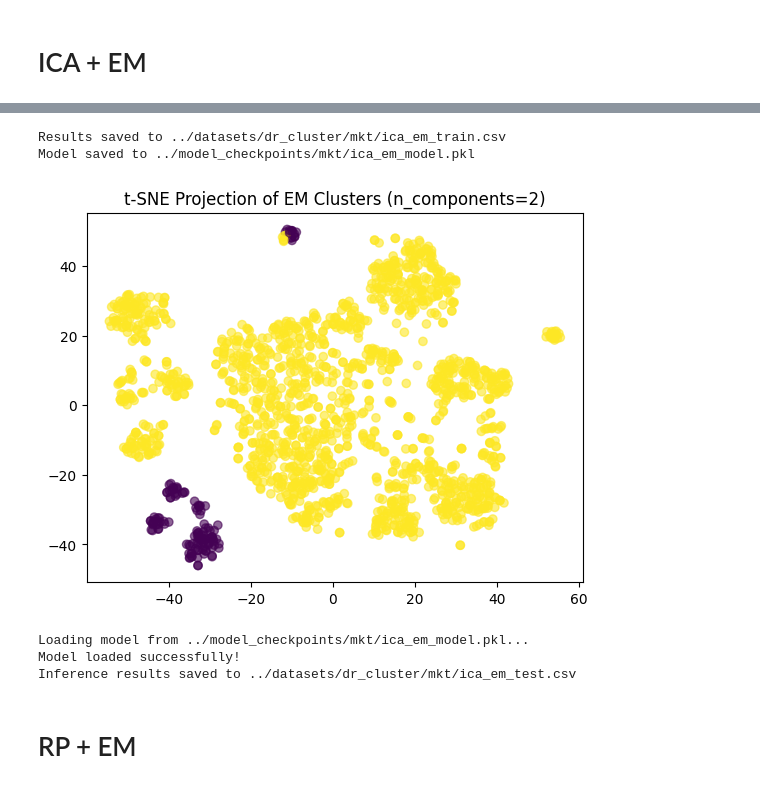
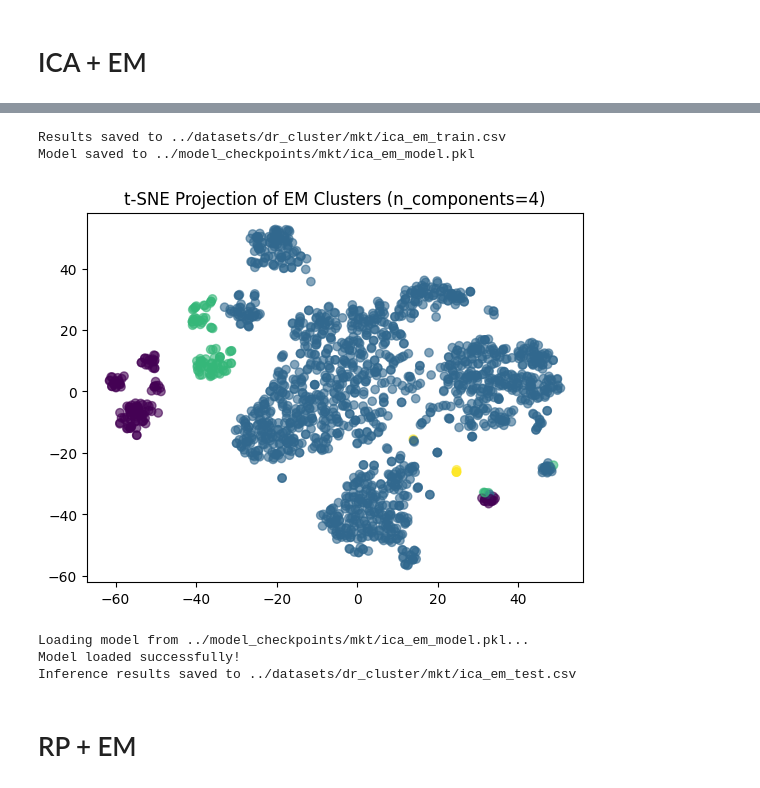
Before and after one commit to JohhnnyKeepWalking985/ML-HW3, a Jupyter notebook: clustering/clustering_dr_mkt.ipynb, the cells around one changed output, grey strips where cells are left out. Drawn from its saved outputs; the diff is of its cells as text; code cells hidden in the pictures.

```diff
--- a/clustering/clustering_dr_mkt.ipynb
+++ b/clustering/clustering_dr_mkt.ipynb
@@ -281,23 +343,23 @@ Best k selected: 2
 # %%
 dataset_path = "../datasets/dr/mkt/ica_train.csv"
 mkt_ica_train = pd.read_csv(dataset_path)
 
-best_k = 2
+best_k = 4
 em = EMClustering(n_components=best_k, save_data=True)
 labels = em.fit(mkt_ica_train)
 
 em.save_results(filename="../datasets/dr_cluster/mkt/ica_em_train.csv")
 em.save_model(filename="../model_checkpoints/mkt/ica_em_model.pkl")
 
 em.plot_clusters()
 
 dataset_path = "../datasets/dr/mkt/ica_test.csv"
 mkt_ica_test = pd.read_csv(dataset_path)
 em.inference("../model_checkpoints/mkt/ica_em_model.pkl", mkt_ica_test, output_file="../datasets/dr_cluster/mkt/ica_em_test.csv")
 # %% [output]
 Results saved to ../datasets/dr_cluster/mkt/ica_em_train.csv
 Model saved to ../model_checkpoints/mkt/ica_em_model.pkl
-[figure, old version]
+[figure, new version]
 Loading model from ../model_checkpoints/mkt/ica_em_model.pkl...
 Model loaded successfully!
 Inference results saved to ../datasets/dr_cluster/mkt/ica_em_test.csv
```
Also changed, not shown: parts of 10 cells of this notebook, 19 other files.
